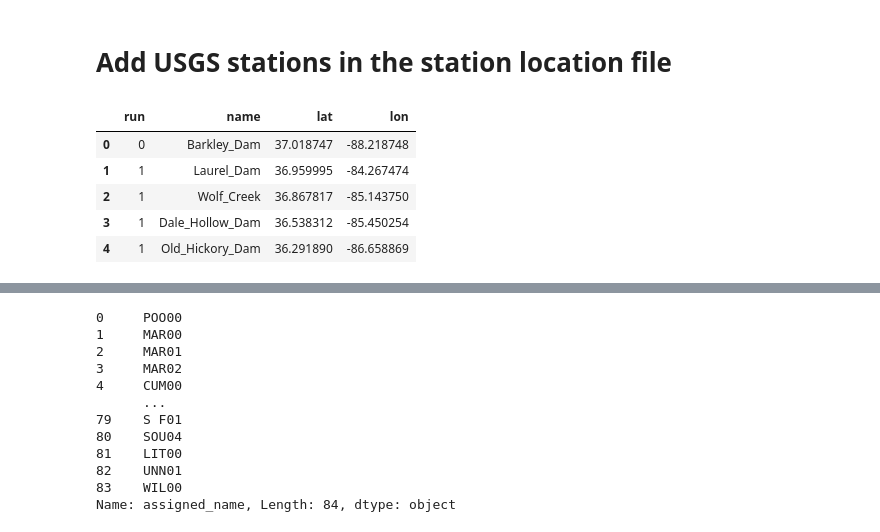
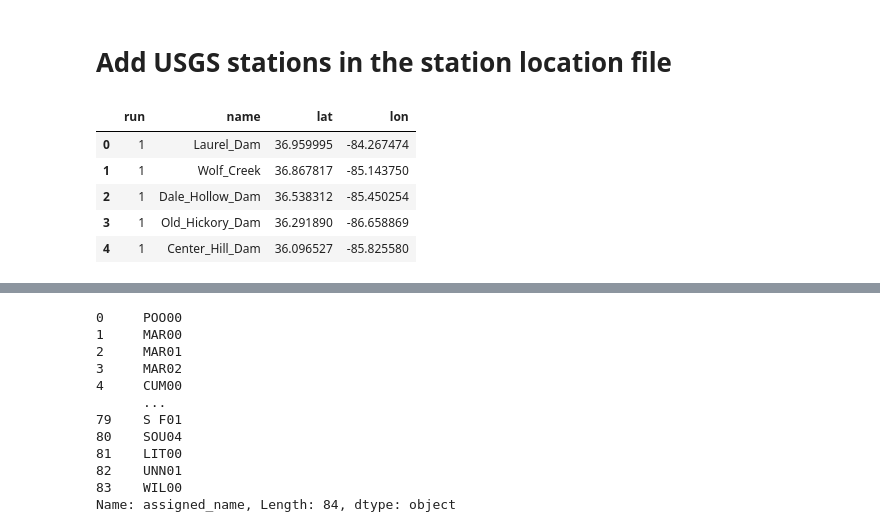
Before and after one commit to UW-SASWE/ResORR, a Jupyter notebook: notebooks/methods/02-RAT-USGS.ipynb, the cells around one changed output, grey strips where cells are left out. Drawn from its saved outputs; the diff is of its cells as text; code cells hidden in the pictures.

Commit message:
saving stations - cumberland

```diff
--- a/notebooks/methods/02-RAT-USGS.ipynb
+++ b/notebooks/methods/02-RAT-USGS.ipynb
@@ -4,16 +4,16 @@
 from pathlib import Path
 import pandas as pd
 # %%
-fn = Path("/water2/pdas47/2023_01_24-river-regulation/data-cumberland/cumberland-stations/cumberland-resops-stations.csv")
+fn = Path("../../data-cumberland/cumberland-stations/cumberland-resops-stations.csv")
 rat_stations = pd.read_csv(fn)
 rat_stations.head()
 # %% [output]
 |  | run | name | lat | lon |
-| 0 | 0 | Barkley_Dam | 37.018747 | -88.218748 |
-| 1 | 1 | Laurel_Dam | 36.959995 | -84.267474 |
-| 2 | 1 | Wolf_Creek | 36.867817 | -85.143750 |
-| 3 | 1 | Dale_Hollow_Dam | 36.538312 | -85.450254 |
-| 4 | 1 | Old_Hickory_Dam | 36.291890 | -86.658869 |
+| 0 | 1 | Laurel_Dam | 36.959995 | -84.267474 |
+| 1 | 1 | Wolf_Creek | 36.867817 | -85.143750 |
+| 2 | 1 | Dale_Hollow_Dam | 36.538312 | -85.450254 |
+| 3 | 1 | Old_Hickory_Dam | 36.291890 | -86.658869 |
+| 4 | 1 | Center_Hill_Dam | 36.096527 | -85.825580 |
 # %%
 # read in USGS gage locations
 usgs_fn = Path("../../data-cumberland/usgs_gage_locations/usgs_gages.csv")
```
Also changed, not shown: parts of 4 cells of this notebook.
